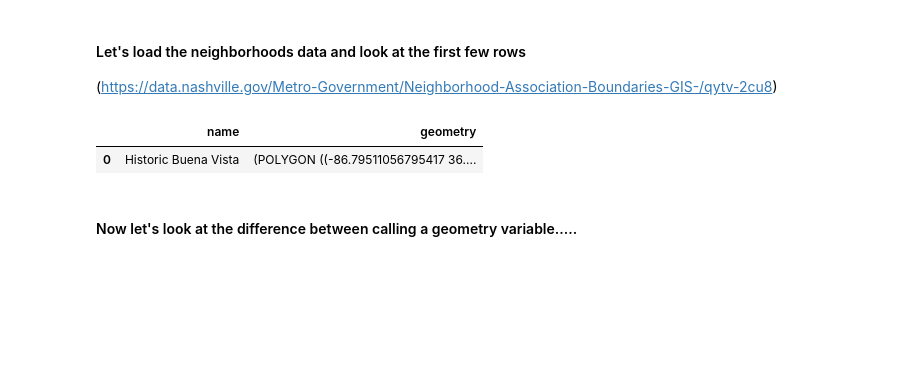
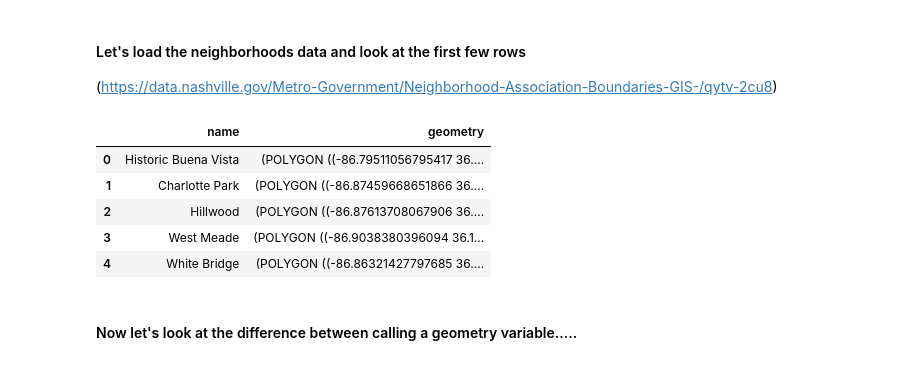
Before and after one commit to MaryLvV/Nashville-Public-Art, a Jupyter notebook: Nashville_public_art.ipynb, the cells around one changed output. Saved outputs shown, nothing was run; the diff lists cells and outputs as text; code cells hidden in the pictures; blank space fills up the shorter version.

```diff
--- a/Nashville_public_art.ipynb
+++ b/Nashville_public_art.ipynb
@@ -10,10 +10,14 @@ import folium
 (https://data.nashville.gov/Metro-Government/Neighborhood-Association-Boundaries-GIS-/qytv-2cu8)
 # %%
 neighborhoods = gpd.read_file('./data/Neighborhood Association Boundaries (GIS).geojson')
-neighborhoods.head(1)
+neighborhoods.head( )
 # %% [output]
 |  | name | geometry |
 | 0 | Historic Buena Vista | (POLYGON ((-86.79511056795417 36.... |
+| 1 | Charlotte Park | (POLYGON ((-86.87459668651866 36.... |
+| 2 | Hillwood | (POLYGON ((-86.87613708067906 36.... |
+| 3 | West Meade | (POLYGON ((-86.9038380396094 36.1... |
+| 4 | White Bridge | (POLYGON ((-86.86321427797685 36.... |
 # %% [markdown]
 #### Now let's look at the difference between calling a geometry variable.....
 # %%
```
Also changed, not shown: parts of 10 cells of this notebook.
